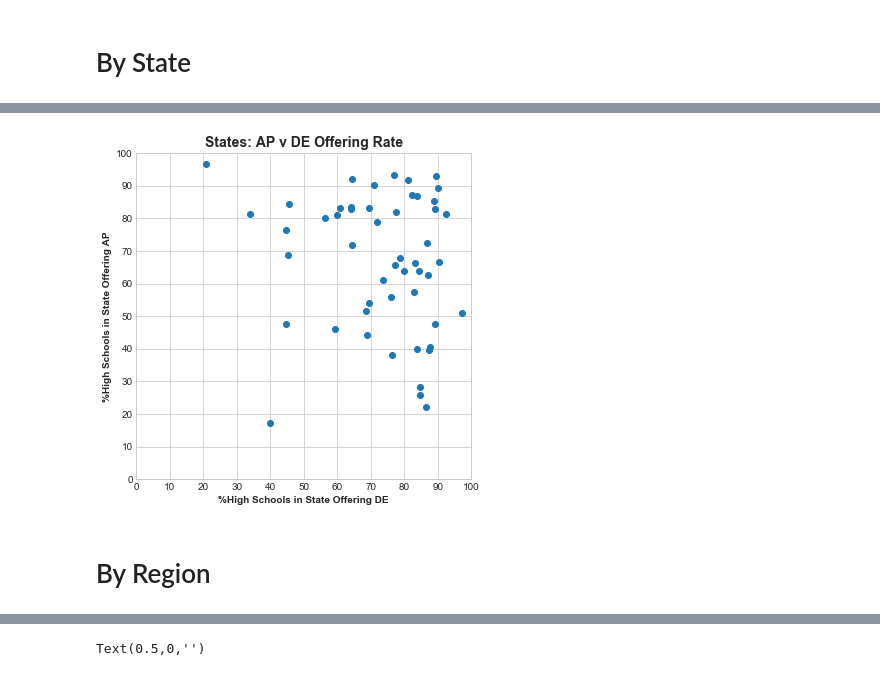
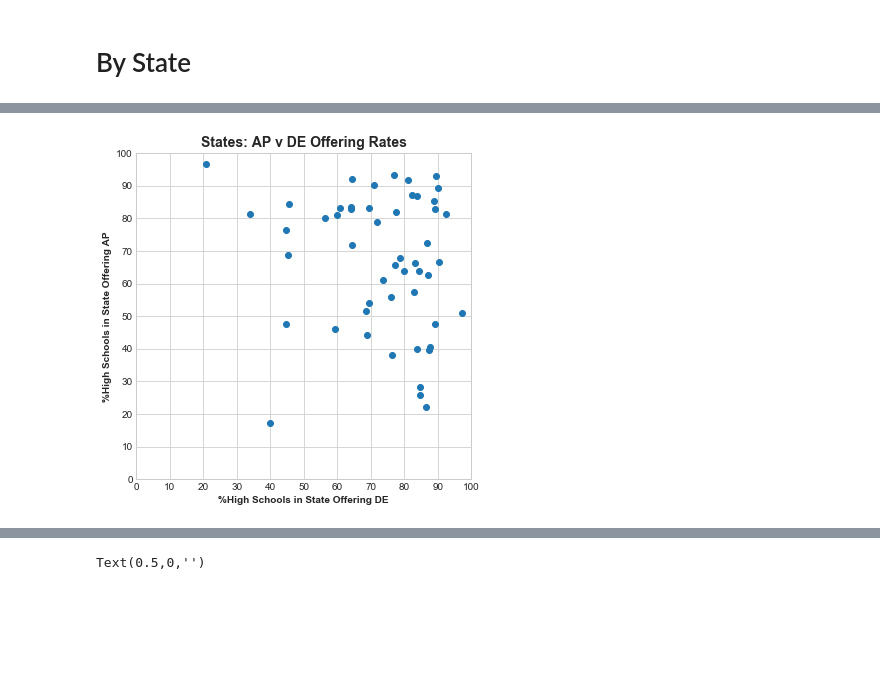
Before and after one commit to oconnoag/nacep_dual_enrollment_analysis, a Jupyter notebook: jupyter_notebooks/01_Flag_Analyses.ipynb, the cells around one changed output, grey strips where cells are left out. Cells and saved outputs as stored; diff of their text form; code cells hidden in the pictures; blank space fills up the shorter version.

```diff
--- a/jupyter_notebooks/01_Flag_Analyses.ipynb
+++ b/jupyter_notebooks/01_Flag_Analyses.ipynb
@@ -376,15 +395,13 @@ iplot(ap_choromap)
 # %%
 plt.figure(figsize=(6,6))
 plt.scatter(x=hs_by_state['DE Offering Rate'], y=hs_by_state['AP Offering Rate'])
 plt.ylim([0,100])
 plt.xlim([0,100])
 plt.ylabel('%High Schools in State Offering AP')
 plt.xlabel('%High Schools in State Offering DE')
 plt.yticks(np.arange(0,110,10))
 plt.xticks(np.arange(0,110,10))
-plt.title('States: AP v DE Offering Rate')
+plt.title('States: AP v DE Offering Rates')
 plt.show()
 # %% [output]
-[figure, old version]
+[figure, new version]
-# %% [markdown]
-# By Region
```
Also changed, not shown: parts of 22 cells of this notebook, 2 other files.
